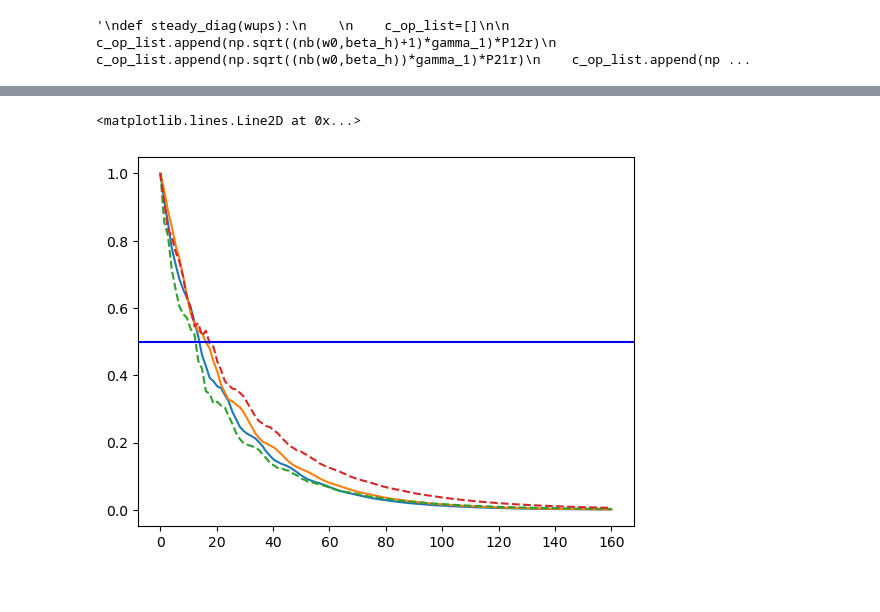
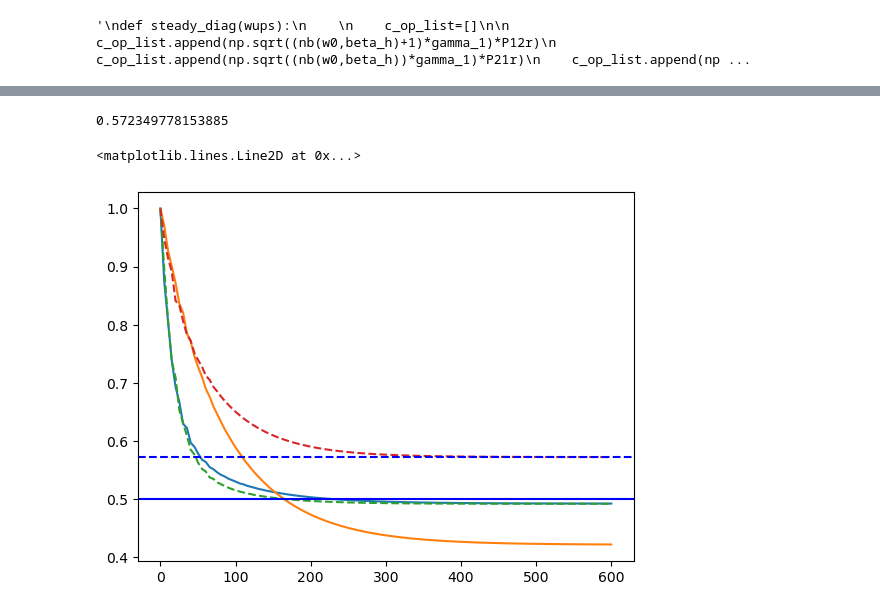
Before and after one commit to SanderStammbach/Sanders-Studium, a Jupyter notebook: Vibration/Deamon.ipynb, the cells around one changed output, grey strips where cells are left out. Drawn from its saved outputs; the diff is of its cells as text; code cells hidden in the pictures.

```diff
--- a/Vibration/Deamon.ipynb
+++ b/Vibration/Deamon.ipynb
@@ -99,20 +99,20 @@ ve=0.5 #  ground state frequencie from the exited atomic state in 0.1*we
 w=v=vg=ve# ground state frequencie from the ground atomic state
 Reg=1
 μ=1
-λ1=1# dim less coupling constant depending on the shift of the energy minima shifts in space
+λ1=2# dim less coupling constant depending on the shift of the energy minima shifts in space
 g=1.0 #couplig cavity to sysem
 A=-λ1/(1)
-tlist = np.linspace(0,160, 120) # 40 times atomic frequencie 4 times vibronic
+tlist = np.linspace(0,600, 120) # 40 times atomic frequencie 4 times vibronic
 #### ground parameters
 #λ2=(vg**2-ve**2)/(4*vg**2) # dim less coupling constant depending on the vibronic freq
 w0=we- wg + λ1**2 *vg**3 /ve**2
 w0d=w0 + A**2*vg*(1 ) + 2*λ1*vg*A
 w00 = we - wg + (ve - vg )/2
-w_cav =(w0+2*λ1**2*v)
-wd_cav =(w0d+np.sqrt(2)*λ1**2*v)
+w_cav =(w0-2 *λ1**2*v)
+wd_cav =(w0d-2*λ1**2*v)
 print(λ1)
-beta_h=0.05#temp Einheit von  hb*omega durch kb
-beta_c=25
+beta_h=0.01#temp Einheit von  hb*omega durch kb
+beta_c=40
 
 #A=-λ1*(vg**2/ve**2)
 
@@ -140,7 +140,7 @@ def F_coeff(tlist):
    return  np.exp(-1*(tlist *w_cav)**2 )
 F=a+a.dag()
 H= vg*b.dag()*b +w0*P21*P12 + λ1*vg*(b+b.dag()+0.5)*P21*P12 +H_cav
-H = [H,[F,F_coeff]]
+#H = [H,[F,F_coeff]]
 D_op=(A*(b.dag()-b)).expm()
 #S_op=(1/2*rs*(b*b-b.dag()*b.dag())).expm() #seldmade
 U = P12*P21 +(D_op *P21*P12)
@@ -237,6 +237,10 @@ print(Atomic*qutip.sigmap()*qutip.sigmam())"""
 # %% [output]
 '\ndef steady_diag(wups):\n    \n    c_op_list=[]\n\n    c_op_list.append(np.sqrt((nb(w0,beta_h)+1)*gamma_1)*P12r)\n    c_op_list.append(np.sqrt((nb(w0,beta_h))*gamma_1)*P21r)\n    c_op_list.append(np ...
 # %%
+
+
+gamma_1=0.001
+gamma_2=0.01
 c_op_list=[]
 
 c_op_list.append(np.sqrt((nb(w0,beta_h)+1)*gamma_1)*P12)
@@ -266,6 +272,6 @@ plt.show()
 # %%
-gamma_1_diag=0.1
-gamma_2_diag=0.1
+gamma_1_diag=0.001
+gamma_2_diag=0.01
 c_op_list_diag=[]
 
 c_op_list_diag.append(np.sqrt((nb(w0,beta_h)+1)*gamma_1_diag)*P12r)
@@ -280,26 +286,28 @@ Lk_plu = qutip.spre(P12r.dag()) * qutip.spost(c) - 0.5 * qutip.spre(c*P12r.dag()
 # %%
 #,gamma_1*(nb(w0+vg,beta)+1)*(Lk_min)+gamma_1*(nb(w0+vg,beta))*(Lk_min.dag())
 beta=1
 Resul_Lindblad_diag=qutip.mesolve(H_diag, U.dag()*rho0*U, tlist, [c_op_list_diag], [P21r*P12r, P12r*P21r,P12r,c.dag()*c*P21r*P12r,U.dag()*b.dag()*b*U*P12r*P21r,U.dag()*ad*a*U])
 #Resul_Lindblad_diag_cross=qutip.mesolve(H_diag, rho0, tlist, [c_op_list_diag,gamma_1*(nb(w0+vg,beta)+1)*(Lk_min+Lk_min2)+gamma_1*(nb(w0+vg,beta))*(Lk_min.dag()+Lk_min2.dag())+gamma_1*(nb(w0+vg,beta))*(Lk_plu+Lk_plu.dag())], [P21*P12, P12*P21,P12,b.dag()*b*P21*P12,b.dag()*b*P12*P21])
-#rho_ss=qutip.steadystate(H_diag, c_op_list_diag)
+rho_ss=qutip.steadystate(H_diag, c_op_list_diag)
 fig, ax = plt.subplots()
-ax.plot(tlist, Resul_Lindblad_diag.expect[0])
+ax.plot(tlist, Resul_Lindblad_diag.expect[0],label="P22 -Pol-trafo")
 #ax.plot(tlist, Resul_Lindblad_diag.expect[2])
 #ax.plot(tlist, Resul_Lindblad_diag.expect[3])
 #ax.plot(tlist, Resul_Lindblad_diag.expect[4])
-ax.plot(tlist, Resul_Lindblad_diag.expect[5])
-ax.plot(tlist, Resul_Lindblad.expect[0],linestyle="--")
+ax.plot(tlist, Resul_Lindblad_diag.expect[5],label="P22c")
+ax.plot(tlist, Resul_Lindblad.expect[0],linestyle="--",label="P22")
 """
 ax.plot(tlist, Resul_Lindblad.expect[2],linestyle="--")
 ax.plot(tlist, Resul_Lindblad.expect[3],linestyle="--")
 ax.plot(tlist, Resul_Lindblad.expect[4],linestyle="--")"""
 ax.plot(tlist, Resul_Lindblad.expect[6],linestyle="--")
-#ss=np.abs((c.dag()*c*P21r*P12r*rho_ss).tr())
-
-#ax.axhline(y=ss, xmin=0, xmax=40, color='b', linestyle='--')
+ss=(rho_ss*U.dag()*ad*a*U).tr()
+ss=Resul_Lindblad.expect[6][-1]
+print(ss)
+ax.axhline(y=np.abs(ss), xmin=0, xmax=40, color='b', linestyle='--')
 #ax.plot(tlist, Resul_Lindblad_diag_cross.expect[0],linestyle=":")
 ax.axhline(y=0.5, xmin=0, xmax=40, color='b', linestyle='-')
 # %% [output]
-<matplotlib.lines.Line2D at 0x...>
+0.572349778153885
+<matplotlib.lines.Line2D at 0x...>
-[figure, old version]
+[figure, new version]
```
Also changed, not shown: parts of 3 cells of this notebook.
